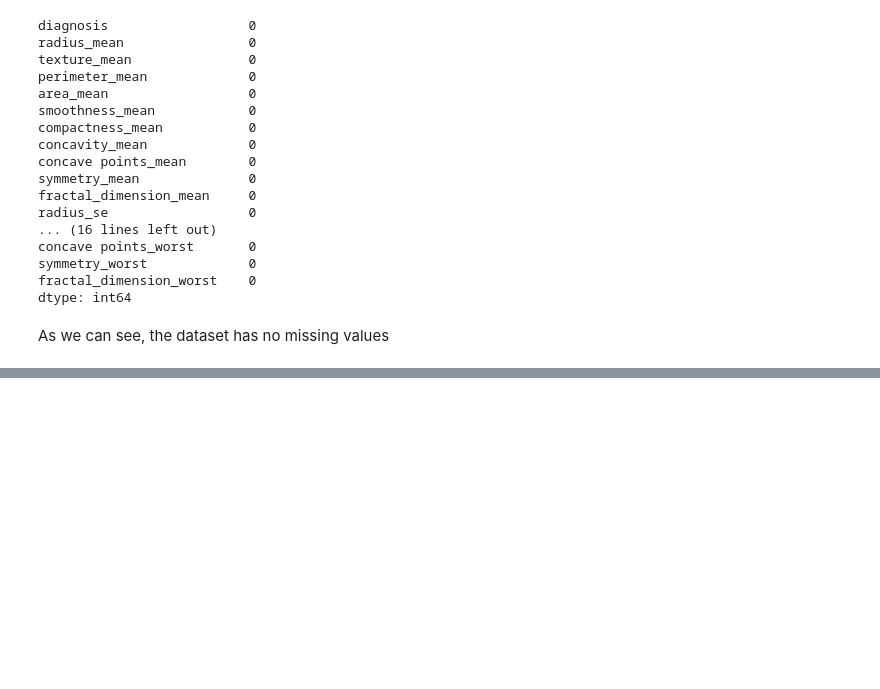
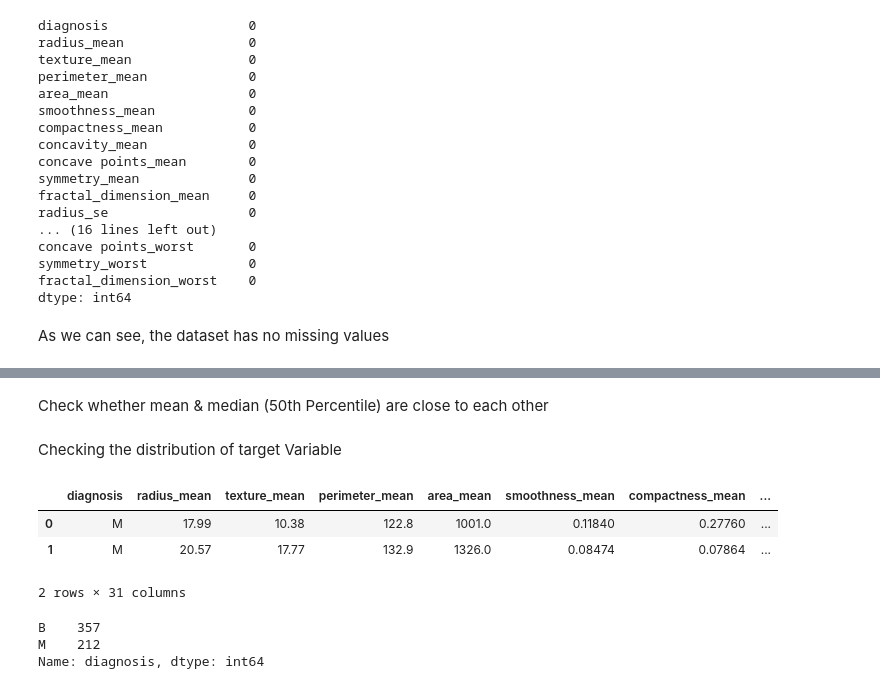
Before and after one commit to Rishiraj-singh7/breast_cancer_EDA, a Jupyter notebook: mian.ipynb, the cells around one changed output, grey strips where cells are left out. Drawn from its saved outputs; the diff is of its cells as text; code cells hidden in the pictures; blank space fills up the shorter version.

```diff
--- a/mian.ipynb
+++ b/mian.ipynb
@@ -102,0 +118,17 @@ As we can see, the dataset has no missing values
+# %% [markdown]
+Check whether mean & median (50th Percentile) are close to each other
+# %% [markdown]
+Checking the distribution of target Variable
+# %%
+breast_cancer_data.head(2)
+# %% [output]
+|  | diagnosis | radius_mean | texture_mean | perimeter_mean | area_mean | smoothness_mean | compactness_mean | ... |
+| 0 | M | 17.99 | 10.38 | 122.8 | 1001.0 | 0.11840 | 0.27760 | ... |
+| 1 | M | 20.57 | 17.77 | 132.9 | 1326.0 | 0.08474 | 0.07864 | ... |
+2 rows × 31 columns
+# %%
+breast_cancer_data[	'diagnosis'].value_counts()
+# %% [output]
+B    357
+M    212
+Name: diagnosis, dtype: int64
```
Also changed, not shown: parts of 3 cells of this notebook.
